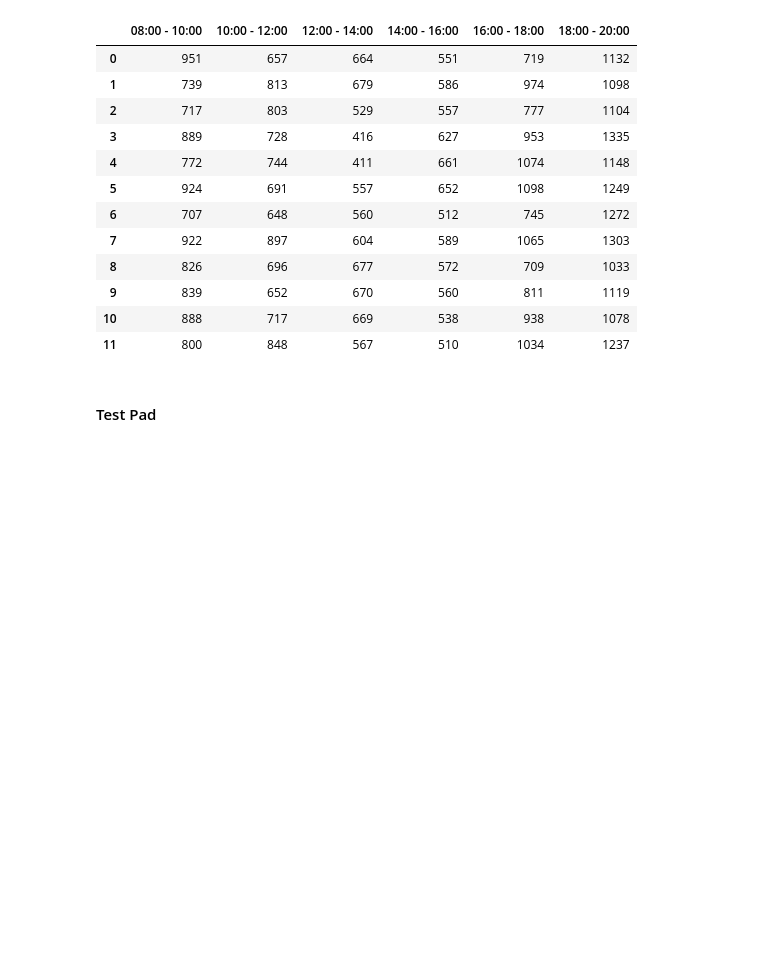
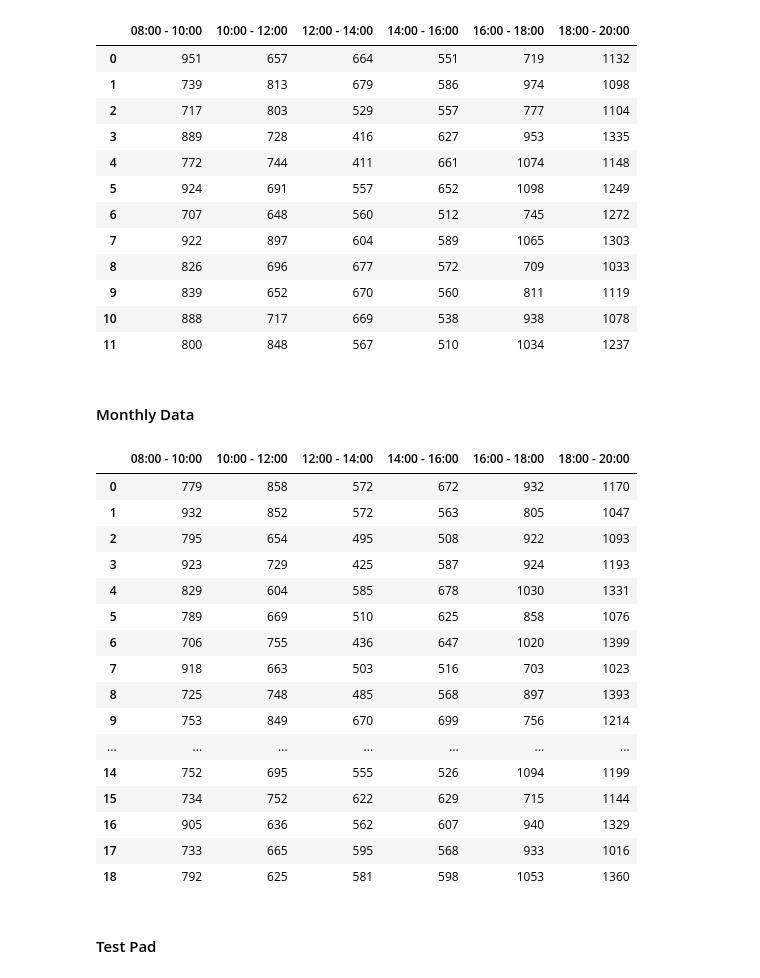
Before and after one commit to pratyayganguli/Dynamic-Pricing-Data-Visualization, a Jupyter notebook: notebook-files/dynamic-car-rental-pricing-algorithm.ipynb, the cells around one changed output. Drawn from its saved outputs; the diff is of its cells as text; code cells hidden in the pictures; blank space fills up the shorter version.

```diff
--- a/notebook-files/dynamic-car-rental-pricing-algorithm.ipynb
+++ b/notebook-files/dynamic-car-rental-pricing-algorithm.ipynb
@@ -57,7 +57,7 @@ FILE_NAME = {
 
 FILE_EXTENSION = '.csv'
 
-csvFile = open(PATH + FILE_NAME['annually'] + FILE_EXTENSION)
+csvFile = open(PATH + FILE_NAME['annually'] + FILE_EXTENSION, 'r')
 
 annualDF = pd.read_csv(csvFile, names = [
     '08:00 - 10:00',
@@ -67,6 +67,17 @@ annualDF = pd.read_csv(csvFile, names = [
     '16:00 - 18:00',
     '18:00 - 20:00'
 ])
+
+csvFile = open(PATH + FILE_NAME['monthly'] + FILE_EXTENSION, 'r')
+
+monthlyDF = pd.read_csv(csvFile, names = [
+    '08:00 - 10:00',
+    '10:00 - 12:00',
+    '12:00 - 14:00',
+    '14:00 - 16:00',
+    '16:00 - 18:00',
+    '18:00 - 20:00'
+])
 # %% [markdown]
 #### Anuual Data ####
 # %%
@@ -85,6 +96,28 @@ annualDF
 | 9 | 839 | 652 | 670 | 560 | 811 | 1119 |
 | 10 | 888 | 717 | 669 | 538 | 938 | 1078 |
 | 11 | 800 | 848 | 567 | 510 | 1034 | 1237 |
+# %% [markdown]
+#### Monthly Data ####
+# %%
+monthlyDF.iloc[0:19]
+# %% [output]
+|  | 08:00 - 10:00 | 10:00 - 12:00 | 12:00 - 14:00 | 14:00 - 16:00 | 16:00 - 18:00 | 18:00 - 20:00 |
+| 0 | 779 | 858 | 572 | 672 | 932 | 1170 |
+| 1 | 932 | 852 | 572 | 563 | 805 | 1047 |
+| 2 | 795 | 654 | 495 | 508 | 922 | 1093 |
+| 3 | 923 | 729 | 425 | 587 | 924 | 1193 |
+| 4 | 829 | 604 | 585 | 678 | 1030 | 1331 |
+| 5 | 789 | 669 | 510 | 625 | 858 | 1076 |
+| 6 | 706 | 755 | 436 | 647 | 1020 | 1399 |
+| 7 | 918 | 663 | 503 | 516 | 703 | 1023 |
+| 8 | 725 | 748 | 485 | 568 | 897 | 1393 |
+| 9 | 753 | 849 | 670 | 699 | 756 | 1214 |
+| ... | ... | ... | ... | ... | ... | ... |
+| 14 | 752 | 695 | 555 | 526 | 1094 | 1199 |
+| 15 | 734 | 752 | 622 | 629 | 715 | 1144 |
+| 16 | 905 | 636 | 562 | 607 | 940 | 1329 |
+| 17 | 733 | 665 | 595 | 568 | 933 | 1016 |
+| 18 | 792 | 625 | 581 | 598 | 1053 | 1360 |
 # %% [markdown]
 #### Test Pad ####
 # %%
```
Also changed, not shown: 3 other files.
